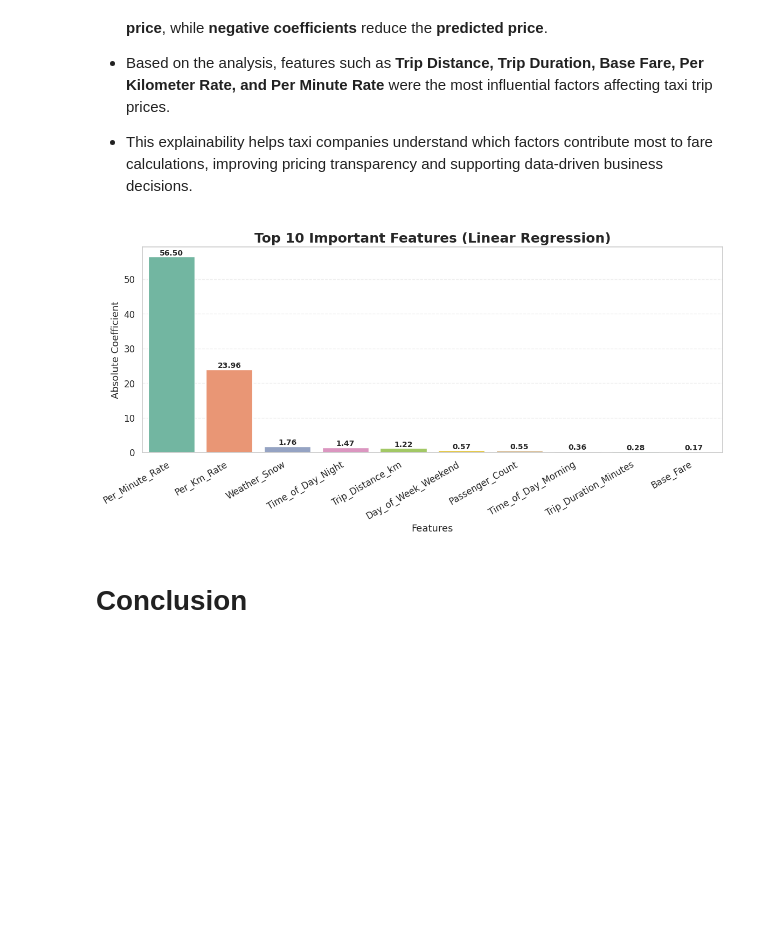
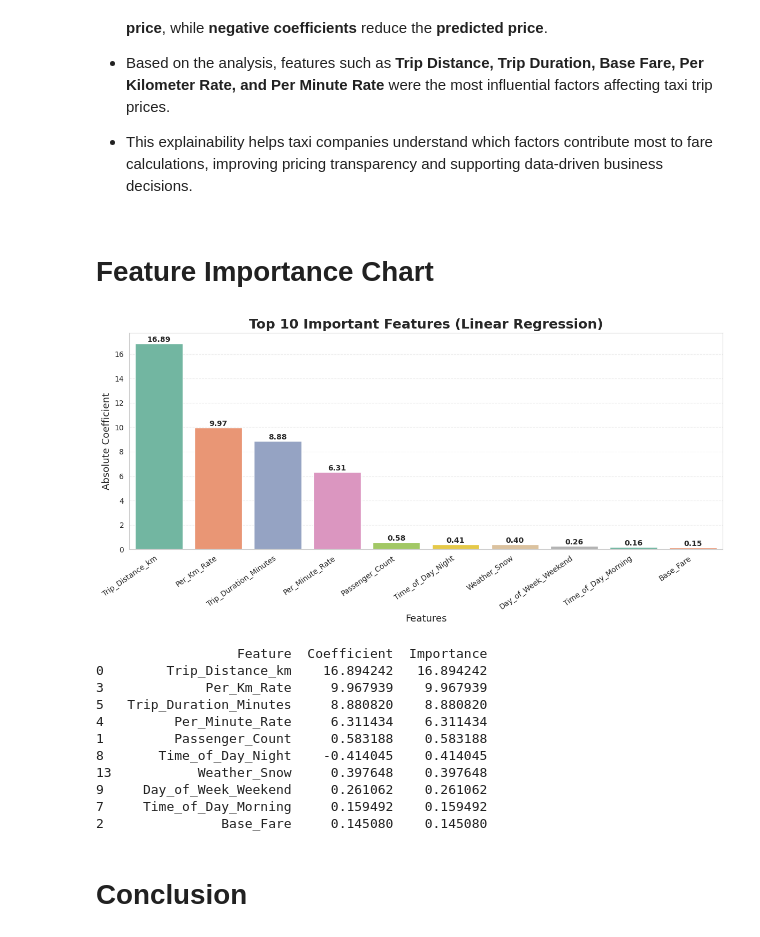
Before and after one commit to Sneha8126/Sneha-copy-of-Sample-ML-Submission-Template, a Jupyter notebook: Sneha_copy_of_Sample_ML_Submission_Template.ipynb, the cells around one changed output. Saved outputs shown, nothing was run; the diff lists cells and outputs as text; code cells hidden in the pictures; blank space fills up the shorter version.

Commit message:
Feature Importance Chart

```diff
--- a/Sneha_copy_of_Sample_ML_Submission_Template.ipynb
+++ b/Sneha_copy_of_Sample_ML_Submission_Template.ipynb
@@ -1405,8 +1405,23 @@ Answer Here.
 x = df.drop('Trip_Price',axis = 1)
 y = df['Trip_Price']
 
+feature_names = x.columns
+
 from sklearn.model_selection import train_test_split
+from sklearn.preprocessing import StandardScaler
+
 x_train, x_test, y_train, y_test = train_test_split(x, y,test_size=0.2,random_state=42)
+
+# Create Scaler
+scaler = StandardScaler()
+
+# Scale only the features
+x_train = scaler.fit_transform(x_train)
+x_test = scaler.transform(x_test)
+
+# Convert back to DataFrame
+x_train = pd.DataFrame(x_train, columns=feature_names)
+x_test = pd.DataFrame(x_test, columns=feature_names)
 
 print("Training Features Shape :", x_train.shape)
 print("Testing Features Shape  :", x_test.shape)
@@ -2044,63 +2059,80 @@ plt.show()
 * Based on the analysis, features such as **Trip Distance, Trip Duration, Base Fare, Per Kilometer Rate, and Per Minute Rate** were the most influential factors affecting taxi trip prices.
 
 * This explainability helps taxi companies understand which factors contribute most to fare calculations, improving pricing transparency and supporting data-driven business decisions.
+# %% [markdown]
+# Feature Importance Chart
 # %%
-import pandas as pd
-import matplotlib.pyplot as plt
-import seaborn as sns
 
 # Feature Importance using Linear Regression Coefficients
 importance = pd.DataFrame({
     'Feature': x_train.columns,
     'Coefficient': model.coef_
 })
 
-# Absolute values for importance
+# Absolute coefficient values
 importance['Importance'] = importance['Coefficient'].abs()
 
-# Top 10 Important Features
+# Sort by Importance
 importance = importance.sort_values(
     by='Importance',
     ascending=False
-).head(10)
+)
 
-# Plot Style
+# Top 10 Features
+top10 = importance.head(10)
+
+# Plot
+plt.figure(figsize=(12,6))
 sns.set_style("whitegrid")
-plt.figure(figsize=(12,6))
 
 ax = sns.barplot(
-    data=importance,
+    data=top10,
     x='Feature',
     y='Importance',
-    hue='Feature',          # To use palette correctly
+    hue='Feature',
     palette='Set2',
     legend=False
 )
 
 # Value Labels
-for p in ax.patches:
-    ax.annotate(f'{p.get_height():.2f}',
-                (p.get_x() + p.get_width()/2, p.get_height()),
-                ha='center',
-                va='bottom',
-                fontsize=10,
-                fontweight='bold')
+for container in ax.containers:
+    ax.bar_label(
+        container,
+        fmt='%.2f',
+        fontsize=10,
+        fontweight='bold'
+    )
 
-plt.title('Top 10 Important Features (Linear Regression)',
-          fontsize=18,
-          fontweight='bold')
+plt.title(
+    'Top 10 Important Features (Linear Regression)',
+    fontsize=18,
+    fontweight='bold'
+)
 
 plt.xlabel('Features', fontsize=13)
 plt.ylabel('Absolute Coefficient', fontsize=13)
 
-plt.xticks(rotation=30, ha='right')
-
+plt.xticks(rotation=35, ha='right')
 plt.grid(axis='y', linestyle='--', alpha=0.3)
 
 plt.tight_layout()
 plt.show()
+
+# Display Feature Importance Table
+print(top10)
 # %% [output]
-[figure, old version]
+[figure, new version]
+                  Feature  Coefficient  Importance
+0        Trip_Distance_km    16.894242   16.894242
+3             Per_Km_Rate     9.967939    9.967939
+5   Trip_Duration_Minutes     8.880820    8.880820
+4         Per_Minute_Rate     6.311434    6.311434
+1         Passenger_Count     0.583188    0.583188
+8       Time_of_Day_Night    -0.414045    0.414045
+13           Weather_Snow     0.397648    0.397648
+9     Day_of_Week_Weekend     0.261062    0.261062
+7     Time_of_Day_Morning     0.159492    0.159492
+2               Base_Fare     0.145080    0.145080
 # %% [markdown]
 # **Conclusion**
 # %% [markdown]
```
Also changed, not shown: parts of 31 cells of this notebook.
